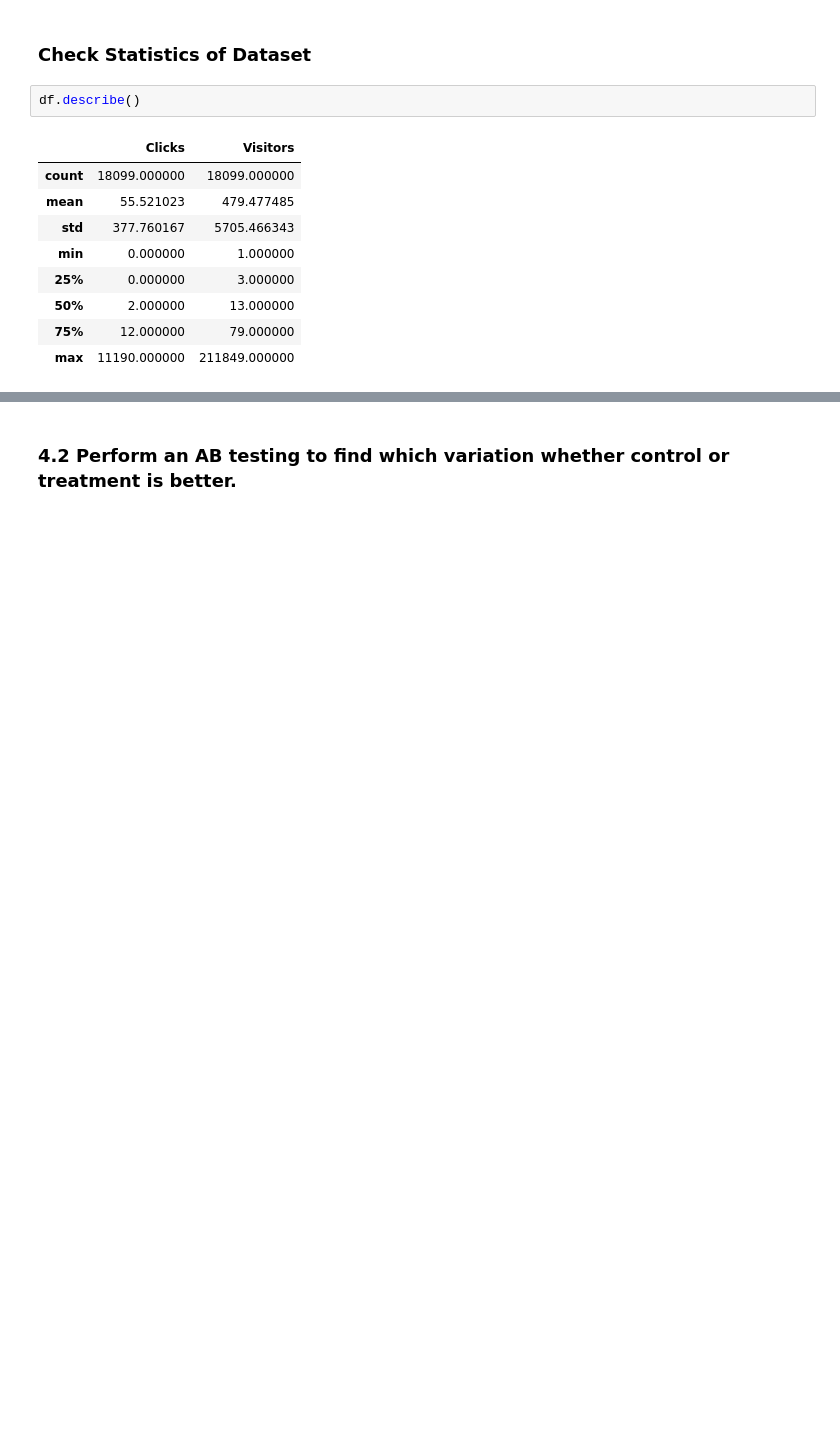
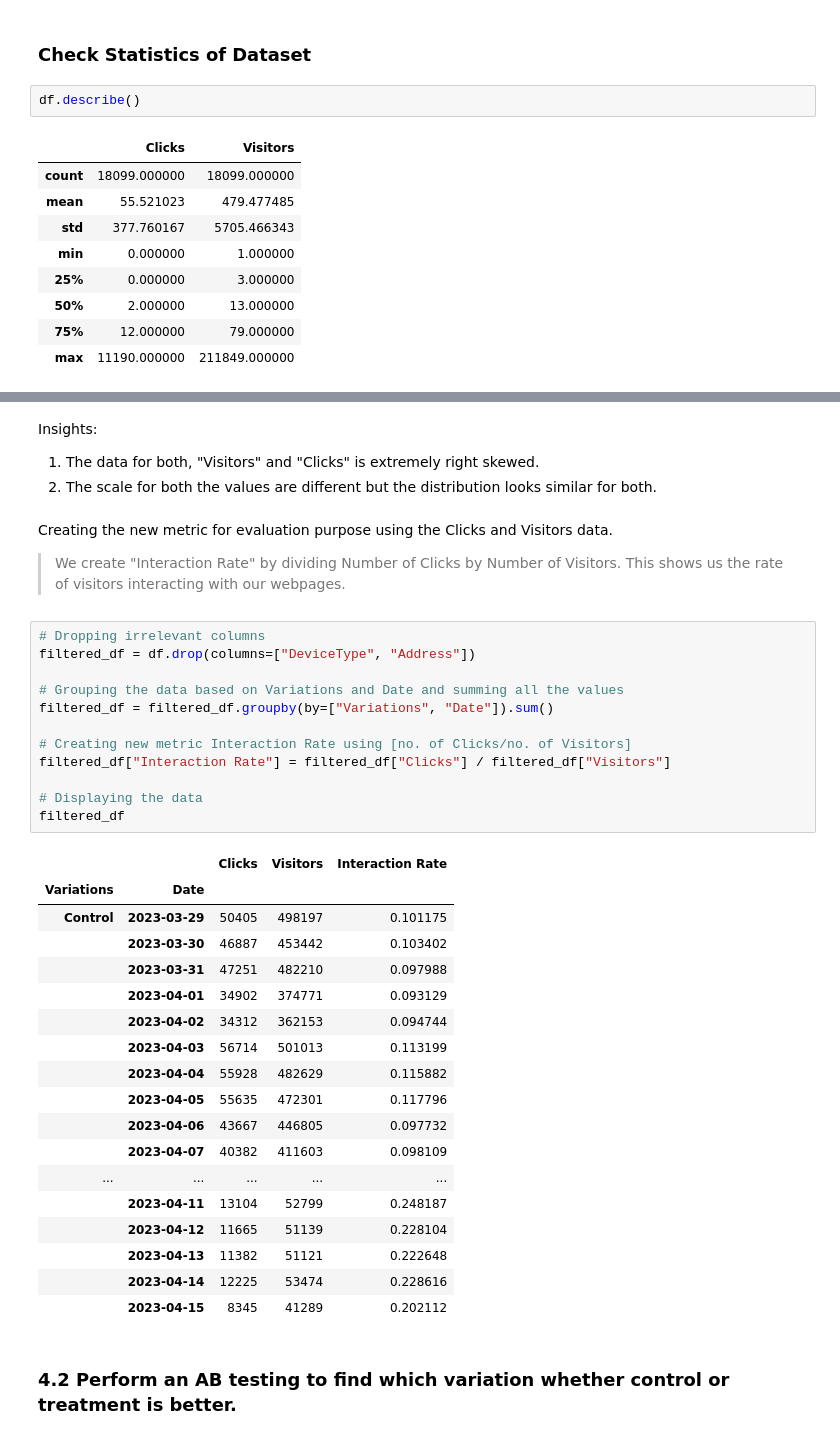
Before and after one commit to pratiksrm99/DataAnalysis, a Jupyter notebook: Website_Visitors_Data_Analysis/Analysis Notebook/Part_4-A_B_testing.ipynb, the cells around one changed output, grey strips where cells are left out. Cells and saved outputs as stored; diff of their text form; blank space fills up the shorter version.

```diff
--- a/Website_Visitors_Data_Analysis/Analysis Notebook/Part_4-A_B_testing.ipynb
+++ b/Website_Visitors_Data_Analysis/Analysis Notebook/Part_4-A_B_testing.ipynb
@@ -127,2 +143,40 @@ new_df.head()
+# %% [markdown]
+Insights:
+1. The data for both, "Visitors" and "Clicks" is extremely right skewed.
+2. The scale for both the values are different but the distribution looks similar for both.
+# %% [markdown]
+Creating the new metric for evaluation purpose using the Clicks and Visitors data.
+>We create "Interaction Rate" by dividing Number of Clicks by Number of Visitors. This shows us the rate of visitors interacting with our webpages.
+# %%
+# Dropping irrelevant columns
+filtered_df = df.drop(columns=["DeviceType", "Address"])
+
+# Grouping the data based on Variations and Date and summing all the values
+filtered_df = filtered_df.groupby(by=["Variations", "Date"]).sum()
+
+# Creating new metric Interaction Rate using [no. of Clicks/no. of Visitors]
+filtered_df["Interaction Rate"] = filtered_df["Clicks"] / filtered_df["Visitors"]
+
+# Displaying the data
+filtered_df
+# %% [output]
+|  |  | Clicks | Visitors | Interaction Rate |
+| Variations | Date |  |  |  |
+| Control | 2023-03-29 | 50405 | 498197 | 0.101175 |
+|  | 2023-03-30 | 46887 | 453442 | 0.103402 |
+|  | 2023-03-31 | 47251 | 482210 | 0.097988 |
+|  | 2023-04-01 | 34902 | 374771 | 0.093129 |
+|  | 2023-04-02 | 34312 | 362153 | 0.094744 |
+|  | 2023-04-03 | 56714 | 501013 | 0.113199 |
+|  | 2023-04-04 | 55928 | 482629 | 0.115882 |
+|  | 2023-04-05 | 55635 | 472301 | 0.117796 |
+|  | 2023-04-06 | 43667 | 446805 | 0.097732 |
+|  | 2023-04-07 | 40382 | 411603 | 0.098109 |
+| ... | ... | ... | ... | ... |
+|  | 2023-04-11 | 13104 | 52799 | 0.248187 |
+|  | 2023-04-12 | 11665 | 51139 | 0.228104 |
+|  | 2023-04-13 | 11382 | 51121 | 0.222648 |
+|  | 2023-04-14 | 12225 | 53474 | 0.228616 |
+|  | 2023-04-15 | 8345 | 41289 | 0.202112 |
 # %% [markdown]
 ###  4.2 Perform an AB testing to find which variation whether control or treatment is better.
```
Also changed, not shown: parts of 10 cells of this notebook.
